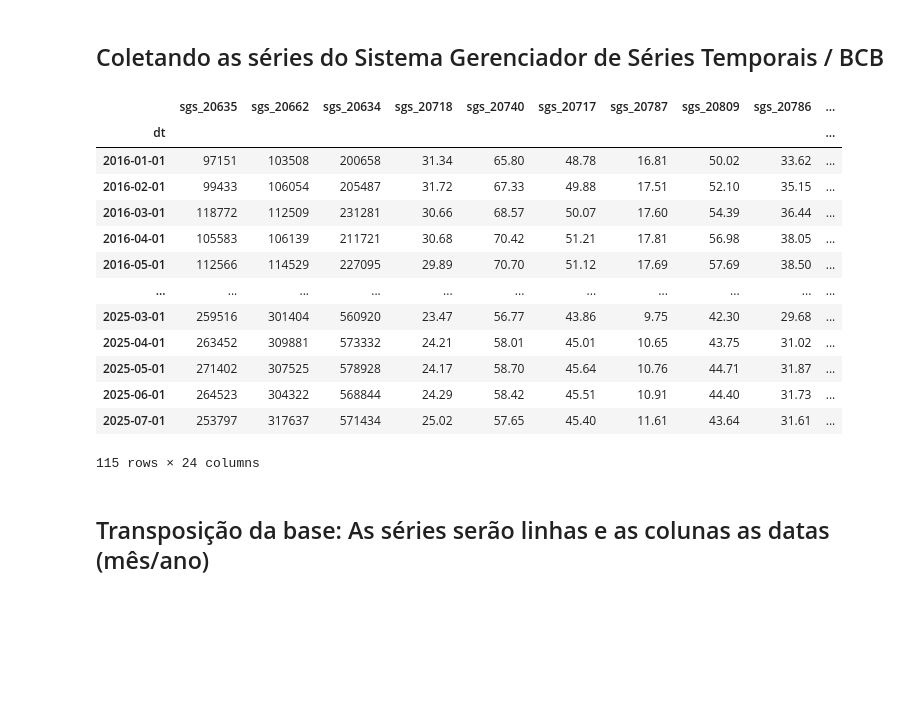
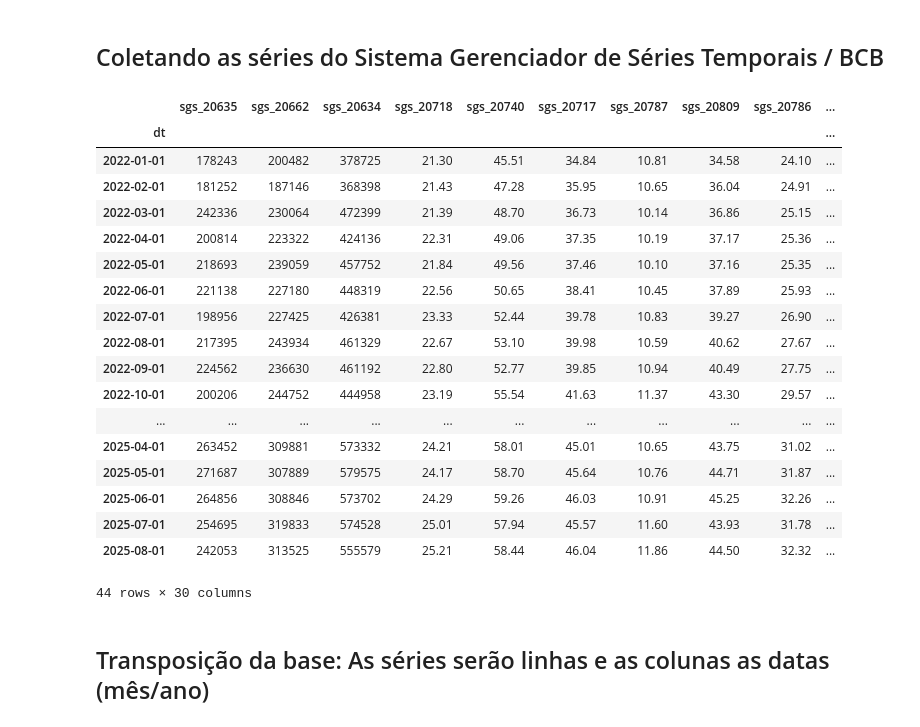
Before and after one commit to akemitti/Inteligencia-Artificial, a Jupyter notebook: prev_series_temporais.ipynb, the cells around one changed output. Saved outputs shown, nothing was run; the diff lists cells and outputs as text; code cells hidden in the pictures; blank space fills up the shorter version.

```diff
--- a/prev_series_temporais.ipynb
+++ b/prev_series_temporais.ipynb
@@ -72,48 +72,53 @@ def baixar_varias(codigos: list[int], data_inicial: str, data_final: str) -> pd.
     df_todas = None
     for codigo in codigos:
         df_serie = baixar_sgs(codigo, data_inicial, data_final)
         df_todas = df_serie if df_todas is None else df_todas.merge(df_serie, on="dt", how="outer")
     # index mensal e ordenação
     return df_todas.set_index("dt").sort_index().asfreq("MS")
 
 # conjuntos de séries que serão utilizadas na análise
-CODIGOS_LIVRES = [20635, 20662, 20634, 20718, 20740, 20717, 20787, 20809, 20786]
+CODIGOS_LIVRES = [20635, 20662, 20634, 20718, 20740, 20717, 20787, 20809, 20786, 21085, 21086, 21112]
 CODIGOS_ICC_LIVRES = [25355, 25356, 25354]  # opcional
 
-CODIGOS_DIRECIONADOS = [20686, 20698, 20685, 20757, 20768, 20756, 20826, 20837, 20825]
+CODIGOS_DIRECIONADOS = [20686, 20698, 20685, 20757, 20768, 20756, 20826, 20837, 20825, 21132, 21133, 21145]
 CODIGOS_ICC_DIRECIONADOS = [25358, 25359, 25357]  # opcional
 
 INCLUIR_ICC = True
 CODIGOS_LIVRES_FINAIS = CODIGOS_LIVRES + (CODIGOS_ICC_LIVRES if INCLUIR_ICC else [])
 CODIGOS_DIRECIONADOS_FINAIS = CODIGOS_DIRECIONADOS + (CODIGOS_ICC_DIRECIONADOS if INCLUIR_ICC else [])
 
 # datas-alvo
-DATA_INICIAL = "01/01/2016"
+DATA_INICIAL = "01/01/2022"
 DATA_FINAL = datetime.today().strftime("%d/%m/%Y")
 
 # baixa e organiza
 df_livres = baixar_varias(CODIGOS_LIVRES_FINAIS, DATA_INICIAL, DATA_FINAL)
 df_direcionados = baixar_varias(CODIGOS_DIRECIONADOS_FINAIS, DATA_INICIAL, DATA_FINAL)
 
 
 conjunto_dados = df_livres.join(df_direcionados, how="outer")
 
 conjunto_dados
 # %% [output]
 |  | sgs_20635 | sgs_20662 | sgs_20634 | sgs_20718 | sgs_20740 | sgs_20717 | sgs_20787 | sgs_20809 | sgs_20786 | ... |
 | dt |  |  |  |  |  |  |  |  |  | ... |
-| 2016-01-01 | 97151 | 103508 | 200658 | 31.34 | 65.80 | 48.78 | 16.81 | 50.02 | 33.62 | ... |
-| 2016-02-01 | 99433 | 106054 | 205487 | 31.72 | 67.33 | 49.88 | 17.51 | 52.10 | 35.15 | ... |
-| 2016-03-01 | 118772 | 112509 | 231281 | 30.66 | 68.57 | 50.07 | 17.60 | 54.39 | 36.44 | ... |
-| 2016-04-01 | 105583 | 106139 | 211721 | 30.68 | 70.42 | 51.21 | 17.81 | 56.98 | 38.05 | ... |
-| 2016-05-01 | 112566 | 114529 | 227095 | 29.89 | 70.70 | 51.12 | 17.69 | 57.69 | 38.50 | ... |
+| 2022-01-01 | 178243 | 200482 | 378725 | 21.30 | 45.51 | 34.84 | 10.81 | 34.58 | 24.10 | ... |
+| 2022-02-01 | 181252 | 187146 | 368398 | 21.43 | 47.28 | 35.95 | 10.65 | 36.04 | 24.91 | ... |
+| 2022-03-01 | 242336 | 230064 | 472399 | 21.39 | 48.70 | 36.73 | 10.14 | 36.86 | 25.15 | ... |
+| 2022-04-01 | 200814 | 223322 | 424136 | 22.31 | 49.06 | 37.35 | 10.19 | 37.17 | 25.36 | ... |
+| 2022-05-01 | 218693 | 239059 | 457752 | 21.84 | 49.56 | 37.46 | 10.10 | 37.16 | 25.35 | ... |
+| 2022-06-01 | 221138 | 227180 | 448319 | 22.56 | 50.65 | 38.41 | 10.45 | 37.89 | 25.93 | ... |
+| 2022-07-01 | 198956 | 227425 | 426381 | 23.33 | 52.44 | 39.78 | 10.83 | 39.27 | 26.90 | ... |
+| 2022-08-01 | 217395 | 243934 | 461329 | 22.67 | 53.10 | 39.98 | 10.59 | 40.62 | 27.67 | ... |
+| 2022-09-01 | 224562 | 236630 | 461192 | 22.80 | 52.77 | 39.85 | 10.94 | 40.49 | 27.75 | ... |
+| 2022-10-01 | 200206 | 244752 | 444958 | 23.19 | 55.54 | 41.63 | 11.37 | 43.30 | 29.57 | ... |
 | ... | ... | ... | ... | ... | ... | ... | ... | ... | ... | ... |
-| 2025-03-01 | 259516 | 301404 | 560920 | 23.47 | 56.77 | 43.86 | 9.75 | 42.30 | 29.68 | ... |
 | 2025-04-01 | 263452 | 309881 | 573332 | 24.21 | 58.01 | 45.01 | 10.65 | 43.75 | 31.02 | ... |
-| 2025-05-01 | 271402 | 307525 | 578928 | 24.17 | 58.70 | 45.64 | 10.76 | 44.71 | 31.87 | ... |
-| 2025-06-01 | 264523 | 304322 | 568844 | 24.29 | 58.42 | 45.51 | 10.91 | 44.40 | 31.73 | ... |
-| 2025-07-01 | 253797 | 317637 | 571434 | 25.02 | 57.65 | 45.40 | 11.61 | 43.64 | 31.61 | ... |
+| 2025-05-01 | 271687 | 307889 | 579575 | 24.17 | 58.70 | 45.64 | 10.76 | 44.71 | 31.87 | ... |
+| 2025-06-01 | 264856 | 308846 | 573702 | 24.29 | 59.26 | 46.03 | 10.91 | 45.25 | 32.26 | ... |
+| 2025-07-01 | 254695 | 319833 | 574528 | 25.01 | 57.94 | 45.57 | 11.60 | 43.93 | 31.78 | ... |
+| 2025-08-01 | 242053 | 313525 | 555579 | 25.21 | 58.44 | 46.04 | 11.86 | 44.50 | 32.32 | ... |
-115 rows × 24 columns
+44 rows × 30 columns
 # %% [markdown]
 ## Transposição da base: As séries serão linhas e as colunas as datas (mês/ano)
 # %%
```
Also changed, not shown: parts of 12 cells of this notebook, 1 other file.
